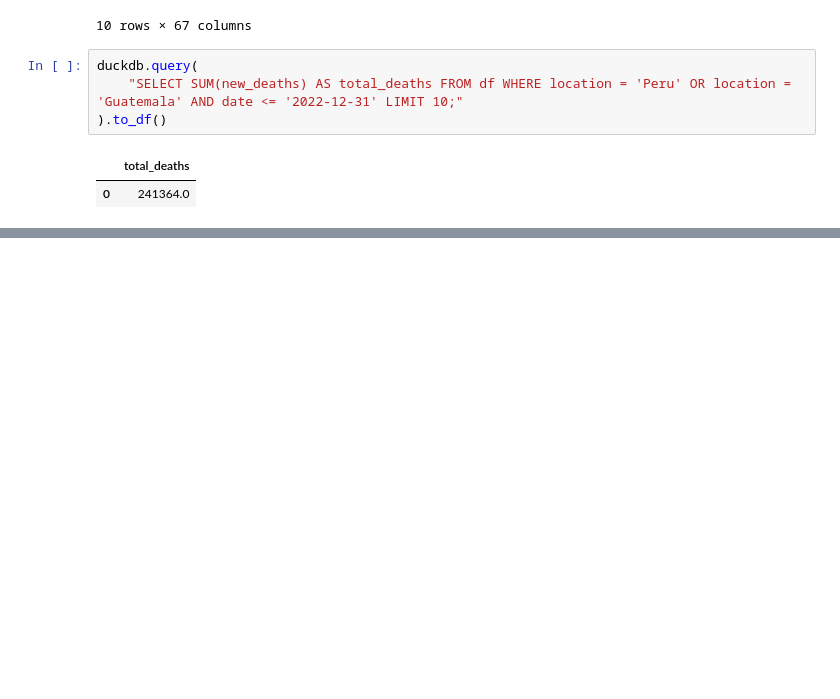
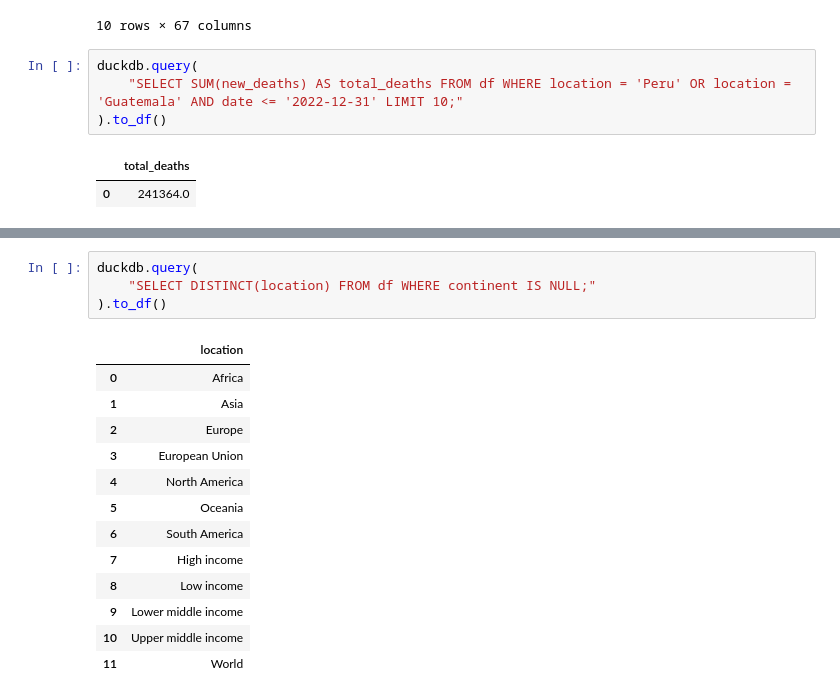
Before and after one commit to juandiegomade/covid_sql, a Jupyter notebook: notebook.ipynb, the cells around one changed output, grey strips where cells are left out. Saved outputs shown, nothing was run; the diff lists cells and outputs as text; blank space fills up the shorter version.

```diff
--- a/notebook.ipynb
+++ b/notebook.ipynb
@@ -111,0 +143,18 @@ duckdb.query(
+# %%
+duckdb.query(
+    "SELECT DISTINCT(location) FROM df WHERE continent IS NULL;"
+).to_df()
+# %% [output]
+|  | location |
+| 0 | Africa |
+| 1 | Asia |
+| 2 | Europe |
+| 3 | European Union |
+| 4 | North America |
+| 5 | Oceania |
+| 6 | South America |
+| 7 | High income |
+| 8 | Low income |
+| 9 | Lower middle income |
+| 10 | Upper middle income |
+| 11 | World |
```
Also changed, not shown: parts of 3 cells of this notebook.
